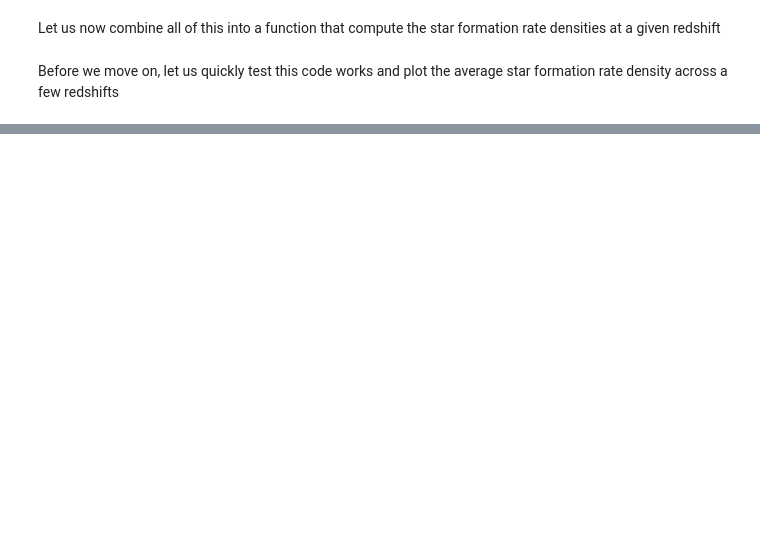
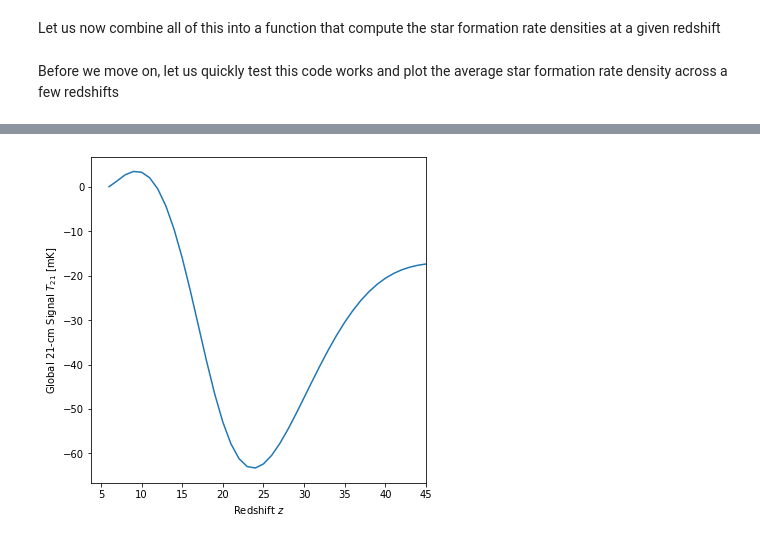
Before and after one commit to ThomasGesseyJones/DARA_21cm_Signal_Simulation, a Jupyter notebook: DARA_21cm_Signal_Simulation.ipynb, the cells around one changed output, grey strips where cells are left out. Saved outputs shown, nothing was run; the diff lists cells and outputs as text; code cells hidden in the pictures; blank space fills up the shorter version.

```diff
--- a/DARA_21cm_Signal_Simulation.ipynb
+++ b/DARA_21cm_Signal_Simulation.ipynb
@@ -389,0 +605,6 @@ Note normally we would not expect the star formation rate to peak (at least not
+# %%
+def calculate_ionization_rate(sfrd, eta_ion, nh, redshift):
+    """ Calculate the ionization rate field in [ionizations yr^-1 per baryon] """
+    nh_comoving = nh/(1 + redshift)**3  # nh is physical density
+    nb_comoving = nh_comoving*(16/15)   # Account for Helium fraction
+    return eta_ion*sfrd/nb_comoving
@@ -389,0 +733,13 @@ Note normally we would not expect the star formation rate to peak (at least not
+# %%
+def calculate_t21_cube(redshift, nh, tk, xe, j_alpha):
+    """ Compute a cube of the 21-cm signal in mK """
+
+    # Get temperatures
+    t_spin = spin_temperature(redshift, tk, j_alpha, nh)
+    t_gamma = temperature_background_radiation(redshift)
+
+    # And optical depth
+    tau = tau_21(redshift, nh, xe, t_spin)
+
+    # Giving us the 21-cm signal
+    return (t_spin - t_gamma)*(1 - np.exp(-tau))/(1 + redshift)*1000    # Converted to mK as is convention
@@ -389,0 +804,7 @@ Note normally we would not expect the star formation rate to peak (at least not
+# %%
+# Define our parameters and run our simulation!
+f_star    = 0.05                    # Star formation efficiency of 1%
+eta_lyman = 30000*2e30/1.67e-27     # Number of Lyman band photons per unit stellar mass (From Barkana and Loeb 2005)
+eta_xray  = 5e-3*9.5e40             # Fiducial value from Fragos 2013 + efficiency factor [J Msol^-1]
+eta_ion   = 100*2e30/1.67e-27       # Number of ionizing photons per solar mass of star formation [Msol^-1]
+our_t21_cubes = run_simulation(f_star, eta_lyman, eta_xray, eta_ion)
@@ -389,0 +835,20 @@ Note normally we would not expect the star formation rate to peak (at least not
+# %%
+def plot_global_signal(t21_cubes):
+    """  Ploting function for global signal """
+
+    # Calculate the 21-cm global signal
+    global_signal = [np.mean(t21_cubes[:,:,:,idx]) for idx in range(t21_cubes.shape[-1])]
+
+    # Plotting
+    fig, ax = plt.subplots(figsize=(6,6))
+    ax.plot(ZS_SIM, global_signal)
+    ax.set_ylabel(r"Global 21-cm Signal $T_{\rm 21}$ [mK]")
+    ax.set_xlabel(r"Redshift $z$")
+    ax.set_xlim(xmax=45)  # To avoid the initial numerical errors at z = 50
+    plt.show()
+    plt.close(fig)
+
+# Plot the global signal
+plot_global_signal(our_t21_cubes)
+# %% [output]
+[figure, added]
```
Also changed, not shown: parts of 44 cells of this notebook.
